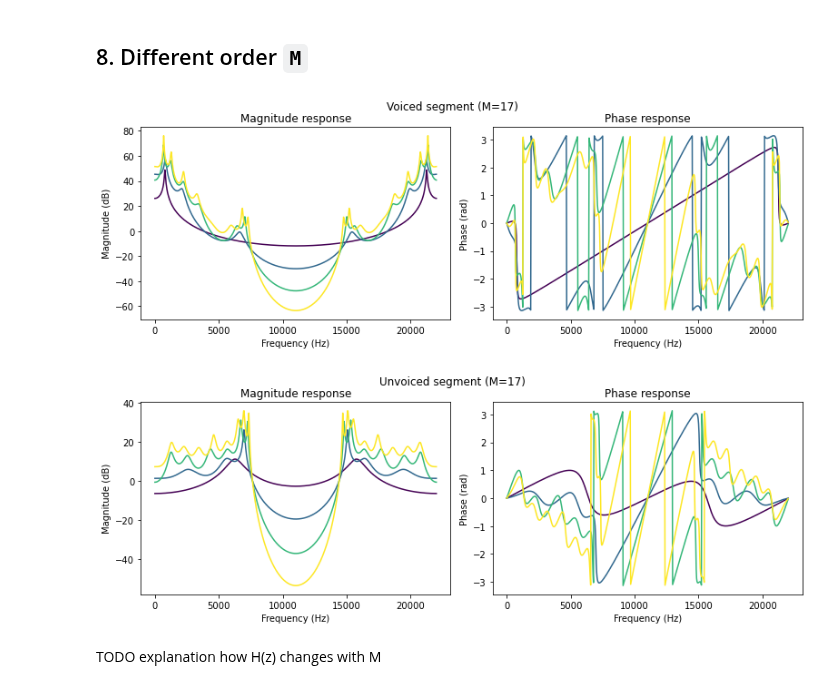
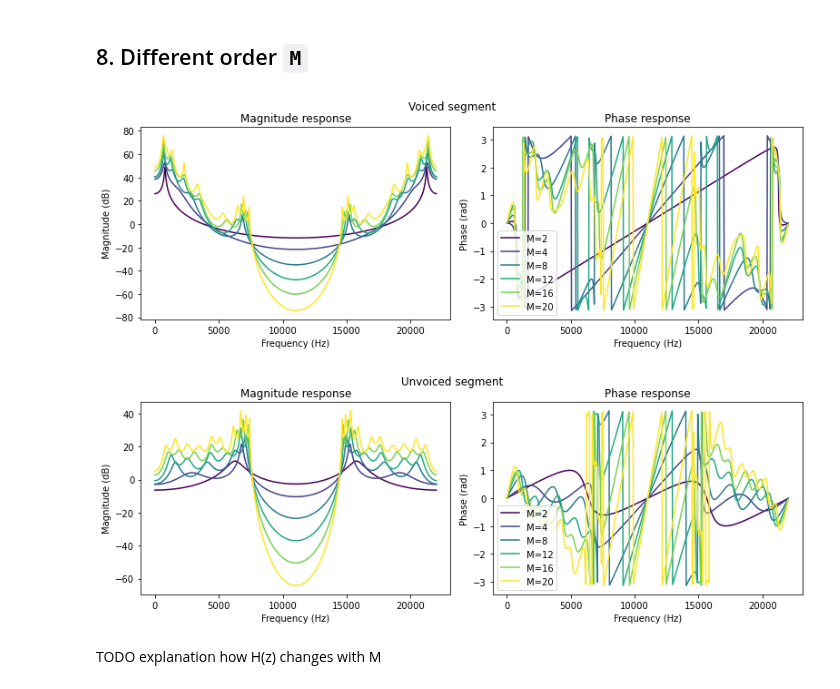
Before and after one commit to iibrahimli/ssp_sose2023, a Jupyter notebook: Exercise3/exercise3.ipynb, the cells around one changed output. Cells and saved outputs as stored; diff of their text form; code cells hidden in the pictures.

Commit message:
Add legend to freq plot of LPC orders

```diff
--- a/Exercise3/exercise3.ipynb
+++ b/Exercise3/exercise3.ipynb
@@ -94,7 +94,7 @@ array([ -2.08581525,   4.20923977,  -6.52346923,   8.8414268 ,
 # %% [markdown]
 ### a) Plot the frequency response of the LP filter
 # %%
-def plot_freq_response(s, fs, M, title, fig=None, axs=None, color=None):
+def plot_freq_response(s, fs, M, title, fig=None, axs=None, color=None, label=None):
     """Plots the frequency response of the filter"""
 
     a = estimate_filter(s, M)
@@ -103,21 +103,23 @@ def plot_freq_response(s, fs, M, title, fig=None, axs=None, color=None):
     if axs is None or fig is None:
         fig, axs = plt.subplots(1, 2)
 
-    axs[0].plot(w, 20 * np.log10(np.abs(h)), color=color)
+    axs[0].plot(w, 20 * np.log10(np.abs(h)), color=color, label=label)
     axs[0].set_title("Magnitude response")
     axs[0].set_xlabel("Frequency (Hz)")
     axs[0].set_ylabel("Magnitude (dB)")
     axs[0].grid()
 
-    axs[1].plot(w, np.angle(h), color=color)
+    axs[1].plot(w, np.angle(h), color=color, label=label)
     axs[1].set_title("Phase response")
     axs[1].set_xlabel("Frequency (Hz)")
     axs[1].set_ylabel("Phase (rad)")
     axs[1].grid()
+    axs[1].legend()
 
     fig.suptitle(title)
     fig.tight_layout()
     fig.subplots_adjust(top=0.88)
+    handles, labels = axs[1].get_legend_handles_labels()
 # %%
 plot_freq_response(voiced_s, fs, M, "Voiced segment")
 plot_freq_response(unvoiced_s, fs, M, "Unvoiced segment")
@@ -203,36 +207,38 @@ def energy(s):
 # %%
 fig_voiced, axs_voiced = plt.subplots(1, 2)
 fig_unvoiced, axs_unvoiced = plt.subplots(1, 2)
 
 cmap = plt.get_cmap("viridis")
 
-lpc_order = list(range(2, 21, 5))
+lpc_order = [2, 4, 8, 12, 16, 20]
 
 for i, M in enumerate(lpc_order):
     a_voiced = estimate_filter(voiced_s, M)
     a_unvoiced = estimate_filter(unvoiced_s, M)
 
     plot_freq_response(
         voiced_s,
         fs,
         M,
-        f"Voiced segment (M={M})",
+        f"Voiced segment",
         fig_voiced,
         axs_voiced,
-        color = cmap(i / (len(lpc_order) - 1)),
+        color=cmap(i / (len(lpc_order) - 1)),
+        label=f"M={M}",
     )
     plot_freq_response(
         unvoiced_s,
         fs,
         M,
-        f"Unvoiced segment (M={M})",
+        f"Unvoiced segment",
         fig_unvoiced,
         axs_unvoiced,
-        color = cmap(i / (len(lpc_order) - 1)),
+        color=cmap(i / (len(lpc_order) - 1)),
+        label=f"M={M}",
     )
 # %% [output]
-[figure, old version]
+[figure, new version]
-[figure, old version]
+[figure, new version]
 # %% [markdown]
 TODO explanation how H(z) changes with M
 # %% [markdown]
```
Also changed, not shown: parts of 3 cells of this notebook.
